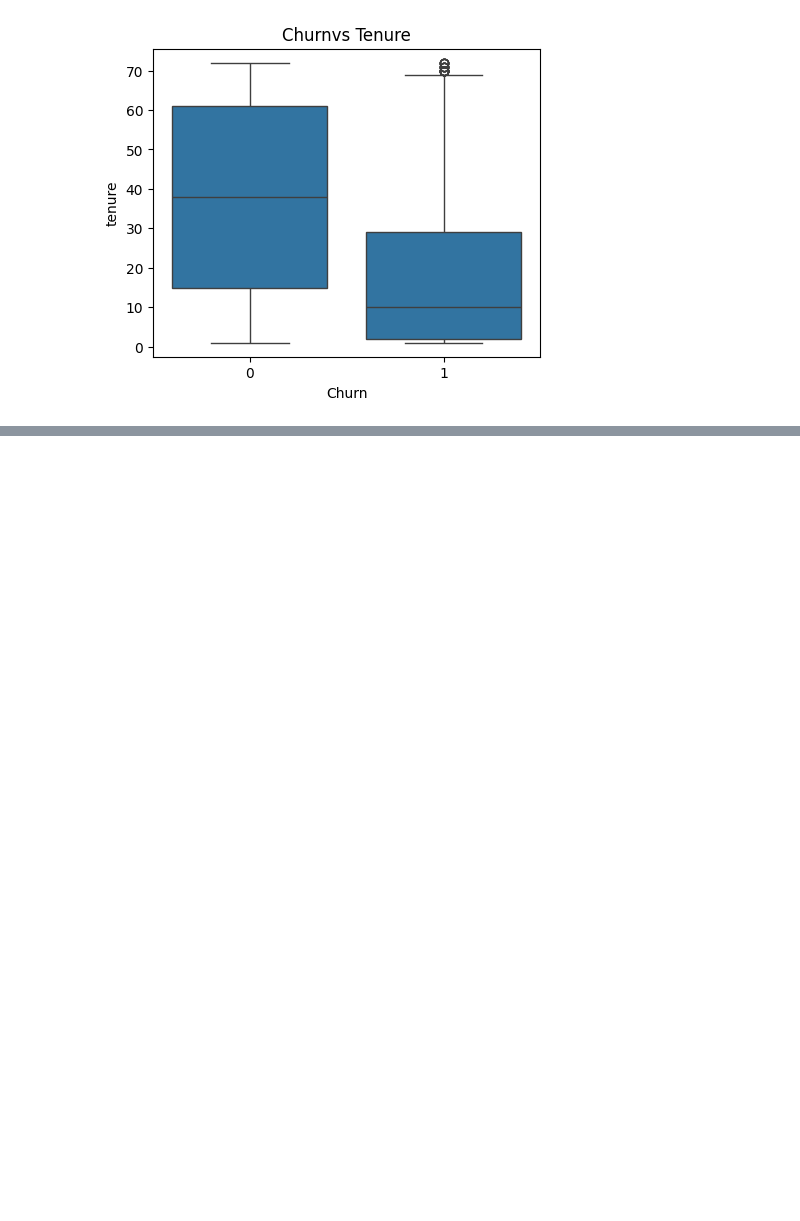
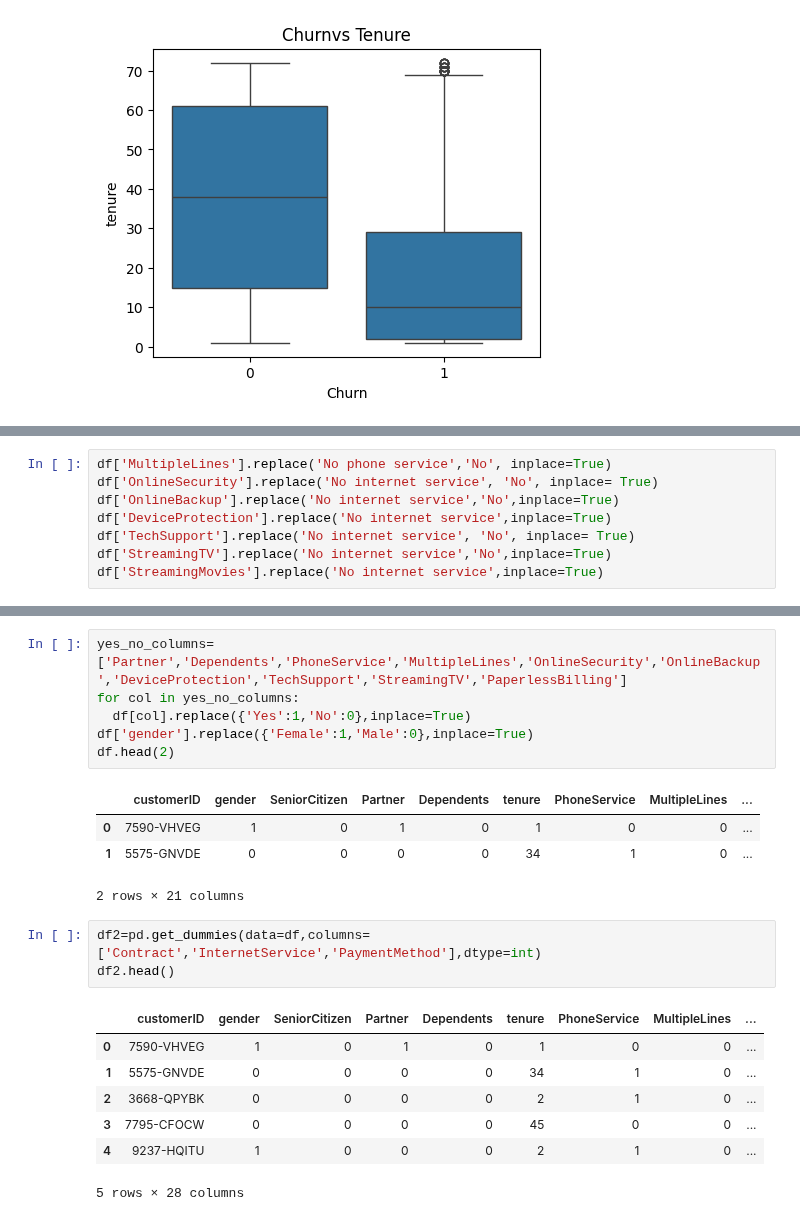
Before and after one commit to apoorvac1867/Telco-Churn-Prediction-Extraction, a Jupyter notebook: ChurnDataset.ipynb, the cells around one changed output, grey strips where cells are left out. Saved outputs shown, nothing was run; the diff lists cells and outputs as text; blank space fills up the shorter version.

```diff
--- a/ChurnDataset.ipynb
+++ b/ChurnDataset.ipynb
@@ -92,0 +123,8 @@ df.head()
+# %%
+df['MultipleLines'].replace('No phone service','No', inplace=True)
+df['OnlineSecurity'].replace('No internet service', 'No', inplace= True)
+df['OnlineBackup'].replace('No internet service','No',inplace=True)
+df['DeviceProtection'].replace('No internet service',inplace=True)
+df['TechSupport'].replace('No internet service', 'No', inplace= True)
+df['StreamingTV'].replace('No internet service','No',inplace=True)
+df['StreamingMovies'].replace('No internet service',inplace=True)
@@ -92,0 +145,22 @@ df.head()
+# %%
+yes_no_columns=['Partner','Dependents','PhoneService','MultipleLines','OnlineSecurity','OnlineBackup','DeviceProtection','TechSupport','StreamingTV','PaperlessBilling']
+for col in yes_no_columns:
+  df[col].replace({'Yes':1,'No':0},inplace=True)
+df['gender'].replace({'Female':1,'Male':0},inplace=True)
+df.head(2)
+# %% [output]
+|  | customerID | gender | SeniorCitizen | Partner | Dependents | tenure | PhoneService | MultipleLines | ... |
+| 0 | 7590-VHVEG | 1 | 0 | 1 | 0 | 1 | 0 | 0 | ... |
+| 1 | 5575-GNVDE | 0 | 0 | 0 | 0 | 34 | 1 | 0 | ... |
+2 rows × 21 columns
+# %%
+df2=pd.get_dummies(data=df,columns=['Contract','InternetService','PaymentMethod'],dtype=int)
+df2.head()
+# %% [output]
+|  | customerID | gender | SeniorCitizen | Partner | Dependents | tenure | PhoneService | MultipleLines | ... |
+| 0 | 7590-VHVEG | 1 | 0 | 1 | 0 | 1 | 0 | 0 | ... |
+| 1 | 5575-GNVDE | 0 | 0 | 0 | 0 | 34 | 1 | 0 | ... |
+| 2 | 3668-QPYBK | 0 | 0 | 0 | 0 | 2 | 1 | 0 | ... |
+| 3 | 7795-CFOCW | 0 | 0 | 0 | 0 | 45 | 0 | 0 | ... |
+| 4 | 9237-HQITU | 1 | 0 | 0 | 0 | 2 | 1 | 0 | ... |
+5 rows × 28 columns
```
Also changed, not shown: parts of 13 cells of this notebook.
